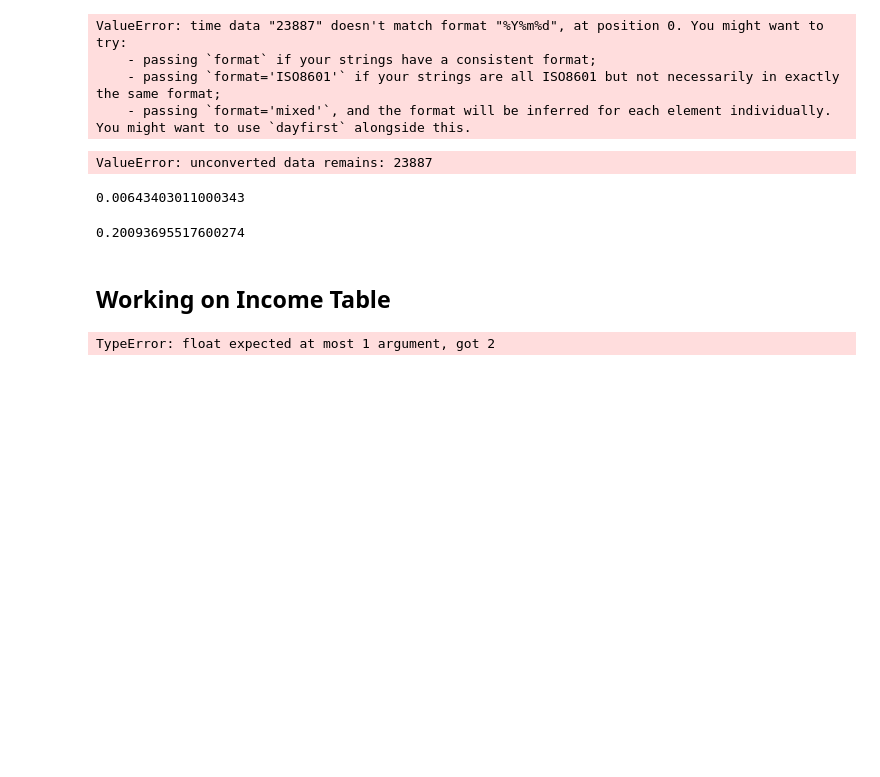
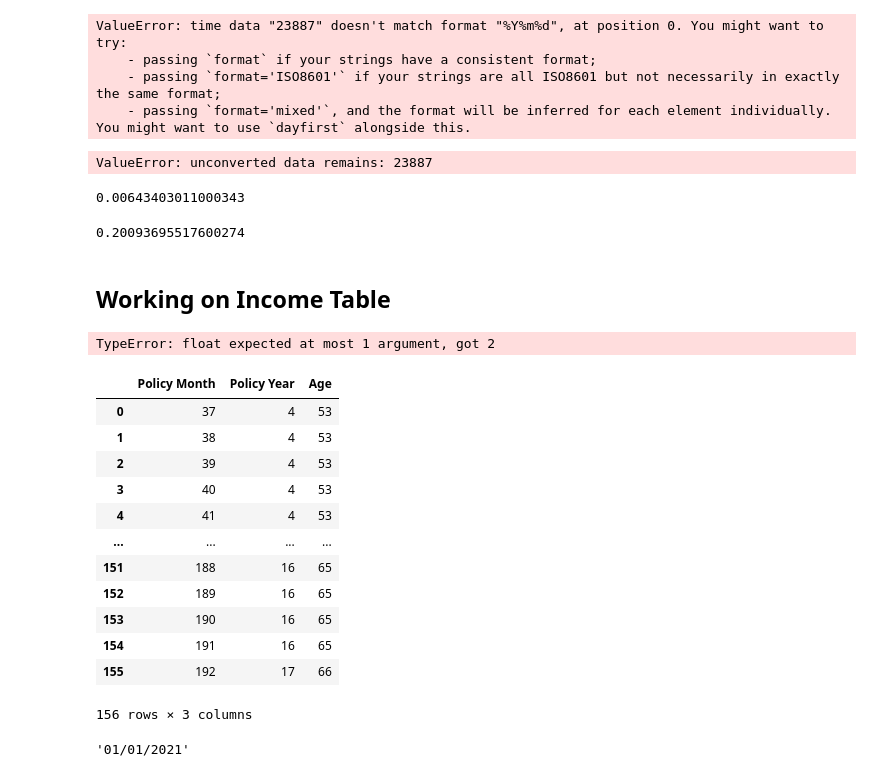
Before and after one commit to Malik-Usman17/IFRS-17-Cashflows, a Jupyter notebook: Untitled.ipynb, the cells around one changed output. Cells and saved outputs as stored; diff of their text form; code cells hidden in the pictures; blank space fills up the shorter version.

```diff
--- a/Untitled.ipynb
+++ b/Untitled.ipynb
@@ -774,0 +807,68 @@ TypeError: float expected at most 1 argument, got 2
+# %%
+def calculate_age(age, policy_month, policy_year):
+    age_column = []
+    for i in range(len(policy_month)):
+        if policy_month[i] > 0:
+            age_val = (age + policy_year[i]) - 1
+            age_column.append(age_val)
+        else:
+            age_column.append(0)
+    return age_column
+# %%
+import pandas as pd
+def read_csv_to_array(filepath):
+    lapse_rate = pd.read_csv(filepath, header=None).squeeze().tolist()
+    #print(lapse_rate)
+    return lapse_rate
+
+lapse_rate = read_csv_to_array('lapse_rate.csv')
+# %%
+def prepare_base_probablities(lapse_rate, totl_pol_month, commen_date):
+#         self.calculate_mortality_rates()
+        #total_policies_month = (row['BENEFIT_TERM'] * 12) + 1
+        total_policies_month = totl_pol_month + 1
+        #commence_date = row['COMMENCEMENT_DATE']
+        commence_date = commen_date
+        policy_month_list = calculate_policy_month(commence_date, total_policies_month, "1/1/2021")
+        policy_year_list = calculate_policy_year(policy_month_list)
+        policy_age_list = calculate_age(50, policy_month_list, policy_year_list)
+#         mortality_rate_list = self.calculate_mortality_rate(policy_age_list)
+#         lapse_rate_list = self.calculate_lapse_rate(policy_year_list, lapse_rate)
+#         inforce_at_beginning_and_end_list = self.calculate_inforce_beg_inforce_end(mortality_rate_list, lapse_rate_list, policy_month_list, total_policies_month)
+#         inforce_at_beginning_list = inforce_at_beginning_and_end_list[0]
+#         inforce_at_end_list = inforce_at_beginning_and_end_list[1]
+        #making dataframe column with names and passing list to each column
+        table_data = {
+           'Policy Month': policy_month_list,
+           'Policy Year': policy_year_list,
+            'Age': policy_age_list
+       }
+
+        df = pd.DataFrame(table_data)
+        return df
+# %%
+base_prob_table = prepare_base_probablities(lapse_rate, 192, "1/12/2018")
+base_prob_table
+# %% [output]
+|  | Policy Month | Policy Year | Age |
+| 0 | 37 | 4 | 53 |
+| 1 | 38 | 4 | 53 |
+| 2 | 39 | 4 | 53 |
+| 3 | 40 | 4 | 53 |
+| 4 | 41 | 4 | 53 |
+| ... | ... | ... | ... |
+| 151 | 188 | 16 | 65 |
+| 152 | 189 | 16 | 65 |
+| 153 | 190 | 16 | 65 |
+| 154 | 191 | 16 | 65 |
+| 155 | 192 | 17 | 66 |
+156 rows × 3 columns
+# %%
+def find_next_date(user_provided_date):
+    input_date = datetime.strptime(user_provided_date, '%m/%d/%Y')
+    next_date = input_date + timedelta(days=1)
+    return next_date.strftime('%m/%d/%Y')
+
+find_next_date("12/31/2020")
+# %% [output]
+'01/01/2021'
```
Also changed, not shown: parts of 7 cells of this notebook, 6 other files.
